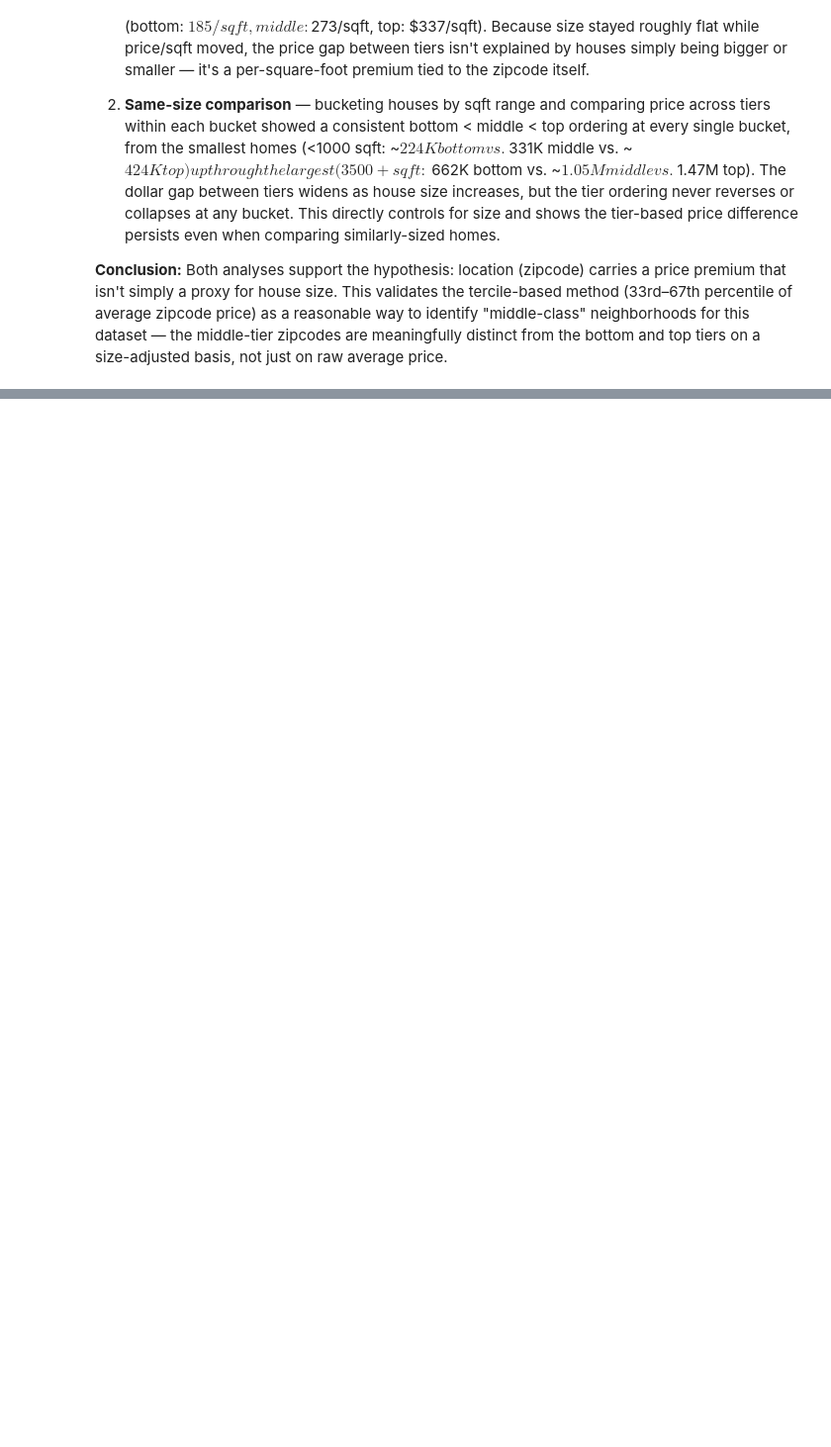
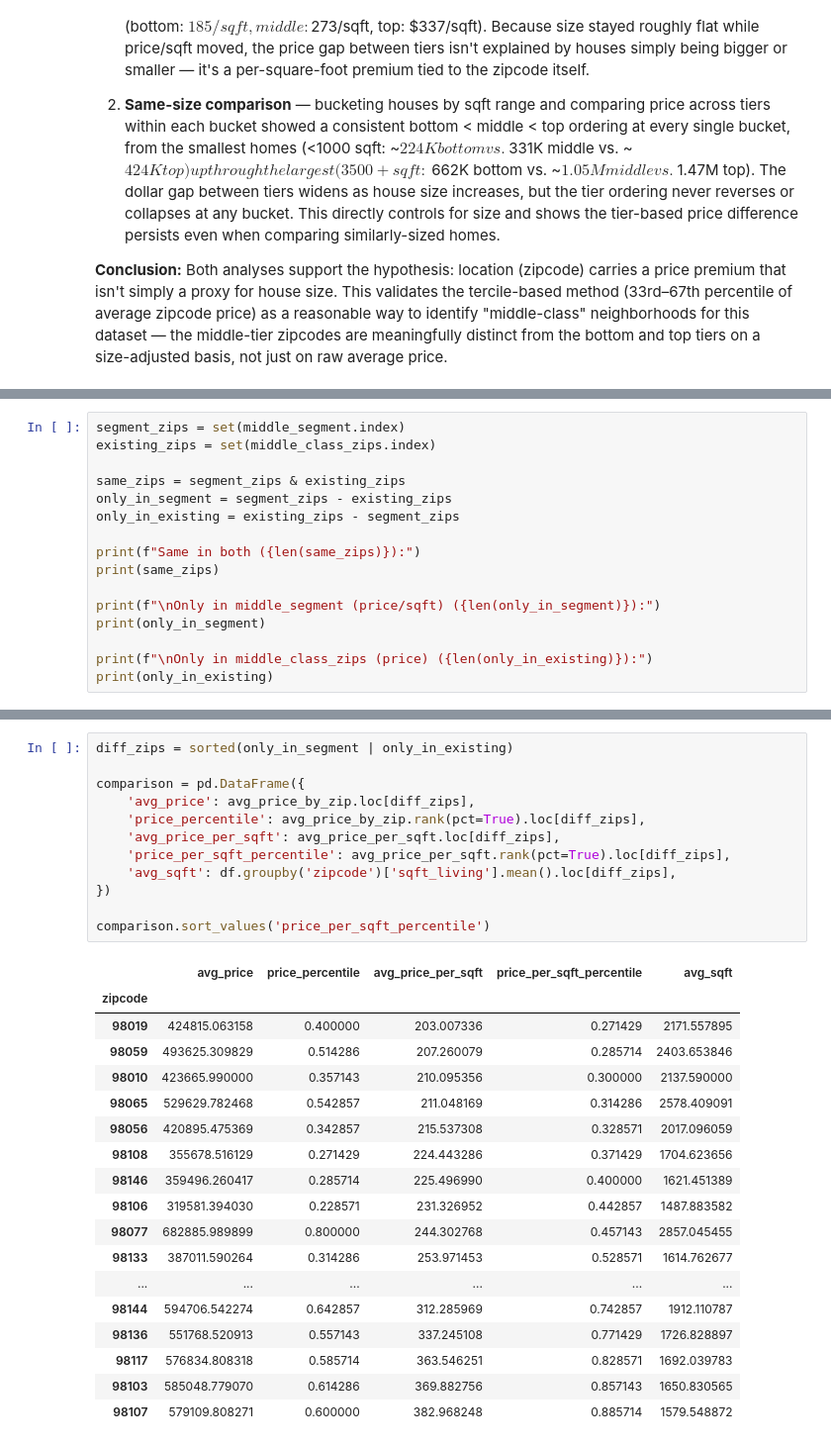
Before and after one commit to 1com/ds-eda-project, a Jupyter notebook: eda_housing_assignment/02_middle_class_neighbourhoods.ipynb, the cells around one changed output, grey strips where cells are left out. Shown at 99% size. Cells and saved outputs as stored; diff of their text form; blank space fills up the shorter version.

```diff
--- a/eda_housing_assignment/02_middle_class_neighbourhoods.ipynb
+++ b/eda_housing_assignment/02_middle_class_neighbourhoods.ipynb
@@ -189,0 +264,16 @@ Both analyses support the hypothesis: location (zipcode) carries a price premium
+# %%
+segment_zips = set(middle_segment.index)
+existing_zips = set(middle_class_zips.index)
+
+same_zips = segment_zips & existing_zips
+only_in_segment = segment_zips - existing_zips
+only_in_existing = existing_zips - segment_zips
+
+print(f"Same in both ({len(same_zips)}):")
+print(same_zips)
+
+print(f"\nOnly in middle_segment (price/sqft) ({len(only_in_segment)}):")
+print(only_in_segment)
+
+print(f"\nOnly in middle_class_zips (price) ({len(only_in_existing)}):")
+print(only_in_existing)
@@ -189,0 +289,31 @@ Both analyses support the hypothesis: location (zipcode) carries a price premium
+# %%
+diff_zips = sorted(only_in_segment | only_in_existing)
+
+comparison = pd.DataFrame({
+    'avg_price': avg_price_by_zip.loc[diff_zips],
+    'price_percentile': avg_price_by_zip.rank(pct=True).loc[diff_zips],
+    'avg_price_per_sqft': avg_price_per_sqft.loc[diff_zips],
+    'price_per_sqft_percentile': avg_price_per_sqft.rank(pct=True).loc[diff_zips],
+    'avg_sqft': df.groupby('zipcode')['sqft_living'].mean().loc[diff_zips],
+})
+
+comparison.sort_values('price_per_sqft_percentile')
+# %% [output]
+|  | avg_price | price_percentile | avg_price_per_sqft | price_per_sqft_percentile | avg_sqft |
+| zipcode |  |  |  |  |  |
+| 98019 | 424815.063158 | 0.400000 | 203.007336 | 0.271429 | 2171.557895 |
+| 98059 | 493625.309829 | 0.514286 | 207.260079 | 0.285714 | 2403.653846 |
+| 98010 | 423665.990000 | 0.357143 | 210.095356 | 0.300000 | 2137.590000 |
+| 98065 | 529629.782468 | 0.542857 | 211.048169 | 0.314286 | 2578.409091 |
+| 98056 | 420895.475369 | 0.342857 | 215.537308 | 0.328571 | 2017.096059 |
+| 98108 | 355678.516129 | 0.271429 | 224.443286 | 0.371429 | 1704.623656 |
+| 98146 | 359496.260417 | 0.285714 | 225.496990 | 0.400000 | 1621.451389 |
+| 98106 | 319581.394030 | 0.228571 | 231.326952 | 0.442857 | 1487.883582 |
+| 98077 | 682885.989899 | 0.800000 | 244.302768 | 0.457143 | 2857.045455 |
+| 98133 | 387011.590264 | 0.314286 | 253.971453 | 0.528571 | 1614.762677 |
+| ... | ... | ... | ... | ... | ... |
+| 98144 | 594706.542274 | 0.642857 | 312.285969 | 0.742857 | 1912.110787 |
+| 98136 | 551768.520913 | 0.557143 | 337.245108 | 0.771429 | 1726.828897 |
+| 98117 | 576834.808318 | 0.585714 | 363.546251 | 0.828571 | 1692.039783 |
+| 98103 | 585048.779070 | 0.614286 | 369.882756 | 0.857143 | 1650.830565 |
+| 98107 | 579109.808271 | 0.600000 | 382.968248 | 0.885714 | 1579.548872 |
```
Also changed, not shown: parts of 11 cells of this notebook, 3 other files.
